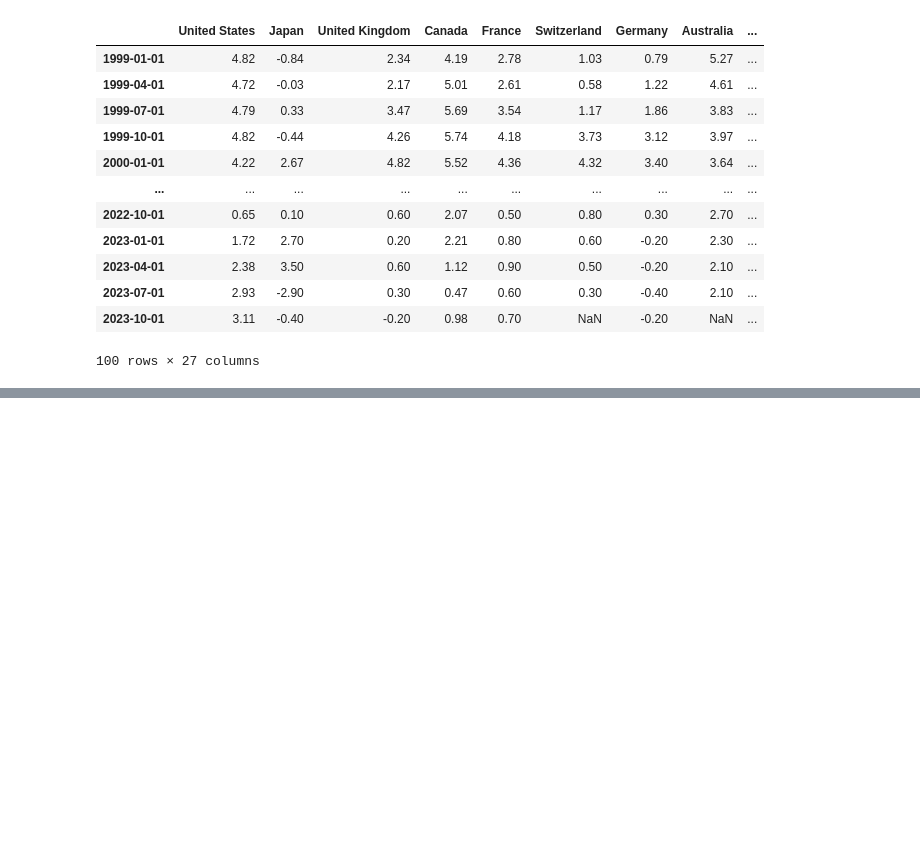
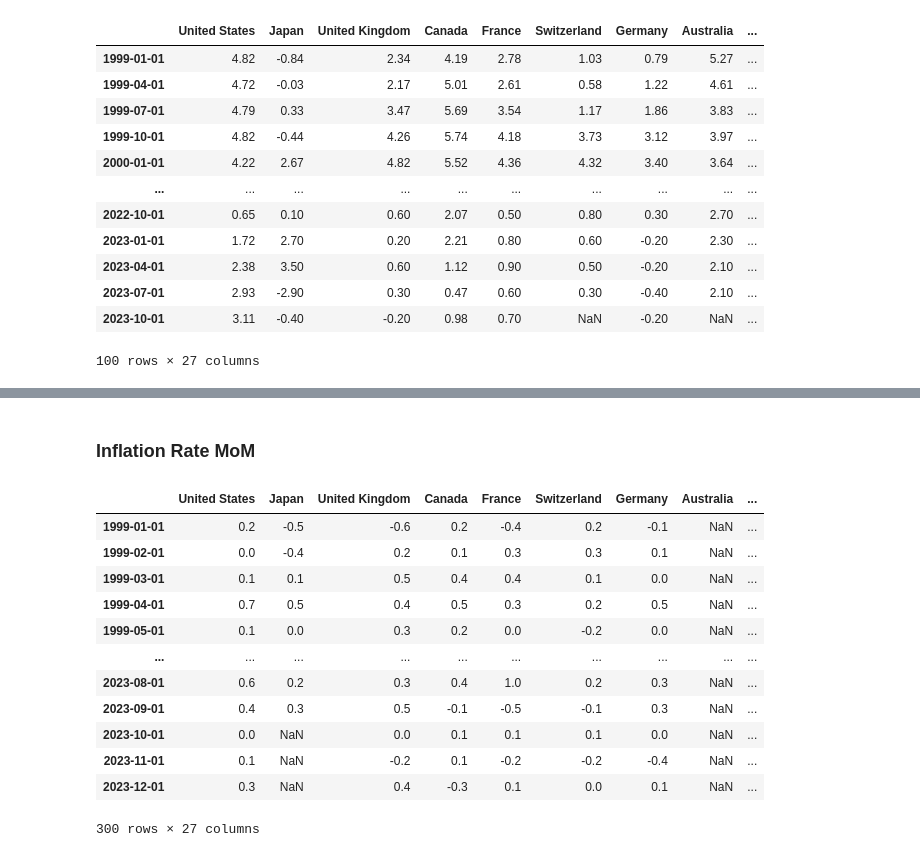
Before and after one commit to lharazin/TFM, a Jupyter notebook: Algorithm/data/prepare_indicators.ipynb, the cells around one changed output, grey strips where cells are left out. Saved outputs shown, nothing was run; the diff lists cells and outputs as text; code cells hidden in the pictures; blank space fills up the shorter version.

```diff
--- a/Algorithm/data/prepare_indicators.ipynb
+++ b/Algorithm/data/prepare_indicators.ipynb
@@ -125,0 +223,22 @@ dtype: int64
+# %% [markdown]
+### Inflation Rate MoM
+# %%
+indicator_name = 'Inflation Rate MoM'
+df_investing_indicator = data_provider.get_indicator_values(indicator_name, 'Investing', 'MS')
+df_oecd_indicator = data_provider.get_indicator_values(indicator_name, 'OECD', 'MS')
+df_combined = df_investing_indicator.combine_first(df_oecd_indicator)
+df_combined
+# %% [output]
+|  | United States | Japan | United Kingdom | Canada | France | Switzerland | Germany | Australia | ... |
+| 1999-01-01 | 0.2 | -0.5 | -0.6 | 0.2 | -0.4 | 0.2 | -0.1 | NaN | ... |
+| 1999-02-01 | 0.0 | -0.4 | 0.2 | 0.1 | 0.3 | 0.3 | 0.1 | NaN | ... |
+| 1999-03-01 | 0.1 | 0.1 | 0.5 | 0.4 | 0.4 | 0.1 | 0.0 | NaN | ... |
+| 1999-04-01 | 0.7 | 0.5 | 0.4 | 0.5 | 0.3 | 0.2 | 0.5 | NaN | ... |
+| 1999-05-01 | 0.1 | 0.0 | 0.3 | 0.2 | 0.0 | -0.2 | 0.0 | NaN | ... |
+| ... | ... | ... | ... | ... | ... | ... | ... | ... | ... |
+| 2023-08-01 | 0.6 | 0.2 | 0.3 | 0.4 | 1.0 | 0.2 | 0.3 | NaN | ... |
+| 2023-09-01 | 0.4 | 0.3 | 0.5 | -0.1 | -0.5 | -0.1 | 0.3 | NaN | ... |
+| 2023-10-01 | 0.0 | NaN | 0.0 | 0.1 | 0.1 | 0.1 | 0.0 | NaN | ... |
+| 2023-11-01 | 0.1 | NaN | -0.2 | 0.1 | -0.2 | -0.2 | -0.4 | NaN | ... |
+| 2023-12-01 | 0.3 | NaN | 0.4 | -0.3 | 0.1 | 0.0 | 0.1 | NaN | ... |
+300 rows × 27 columns
```
Also changed, not shown: parts of 49 cells of this notebook, 2 other files.
